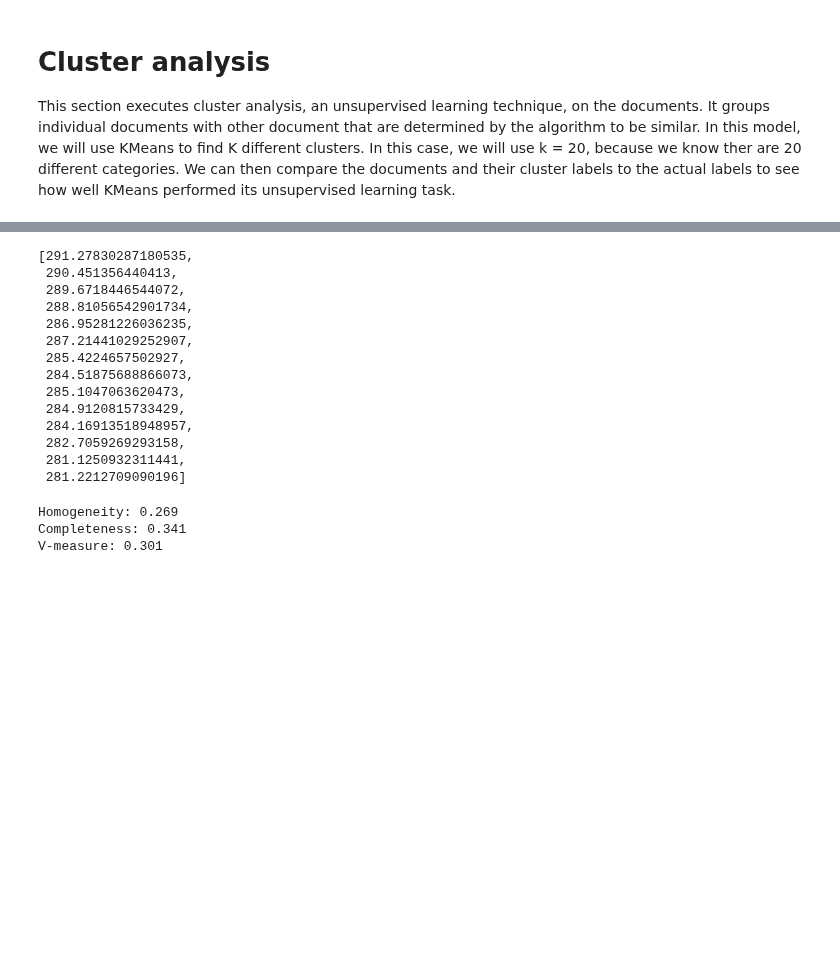
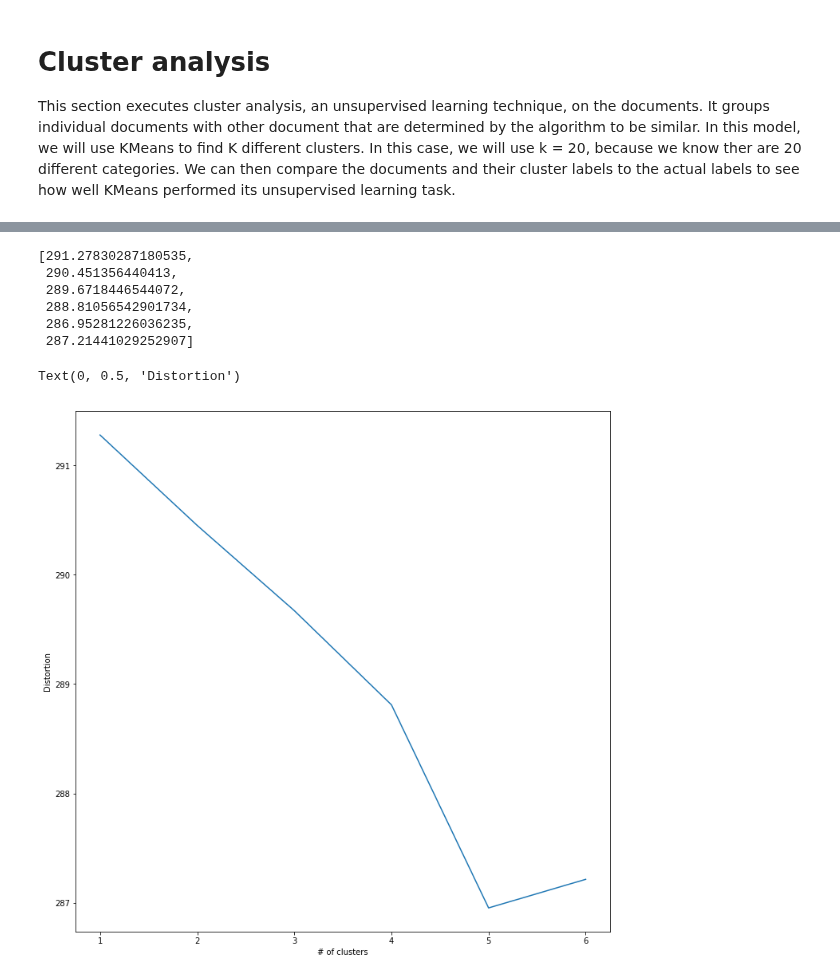
Before and after one commit to sudhu26/data-science-portfolio, a Jupyter notebook: Projects/NewsGroups.ipynb, the cells around one changed output, grey strips where cells are left out. Cells and saved outputs as stored; diff of their text form; code cells hidden in the pictures; blank space fills up the shorter version.

```diff
--- a/Projects/NewsGroups.ipynb
+++ b/Projects/NewsGroups.ipynb
@@ -321,7 +311,7 @@ tfidf = feature_extraction.text.TfidfVectorizer(max_df = 0.25
 XTrainVec = tfidf.fit_transform(X.data)
 # %%
 distortions = []
-for i in range(1,15):
+for i in range(1,7):
     km = cluster.KMeans(n_clusters = i
                        ,init = 'k-means++'
                        ,n_init = 3
@@ -337,15 +327,15 @@ distortions
  289.6718446544072,
  288.81056542901734,
  286.95281226036235,
- 287.21441029252907,
- 285.4224657502927,
- 284.51875688866073,
- 285.1047063620473,
- 284.9120815733429,
- 284.16913518948957,
- 282.7059269293158,
- 281.1250932311441,
- 281.2212709090196]
+ 287.21441029252907]
+# %%
+plt.figure(figsize = (12, 12))
+plt.plot(np.arange(1, len(distortions) + 1), distortions)
+plt.xlabel('# of clusters')
+plt.ylabel('Distortion')
+# %% [output]
+Text(0, 0.5, 'Distortion')
+[figure, added]
 # %%
 #
 
@@ -354,7 +344,3 @@ kmlabels = gridSearch.best_estimator_.fit_predict(X.data)
 print("Homogeneity: %0.3f" % metrics.homogeneity_score(X.target, km.labels_))
 print("Completeness: %0.3f" % metrics.completeness_score(X.target, km.labels_))
 print("V-measure: %0.3f" % metrics.v_measure_score(X.target, km.labels_))
-# %% [output]
-Homogeneity: 0.269
-Completeness: 0.341
-V-measure: 0.301
```
Also changed, not shown: parts of 2 cells of this notebook, 8 other files.
